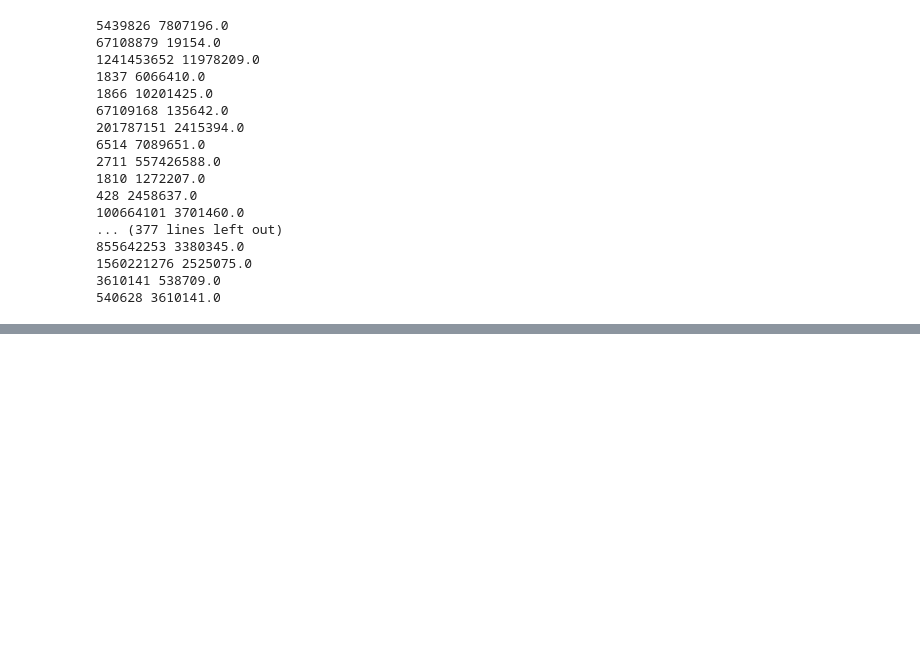
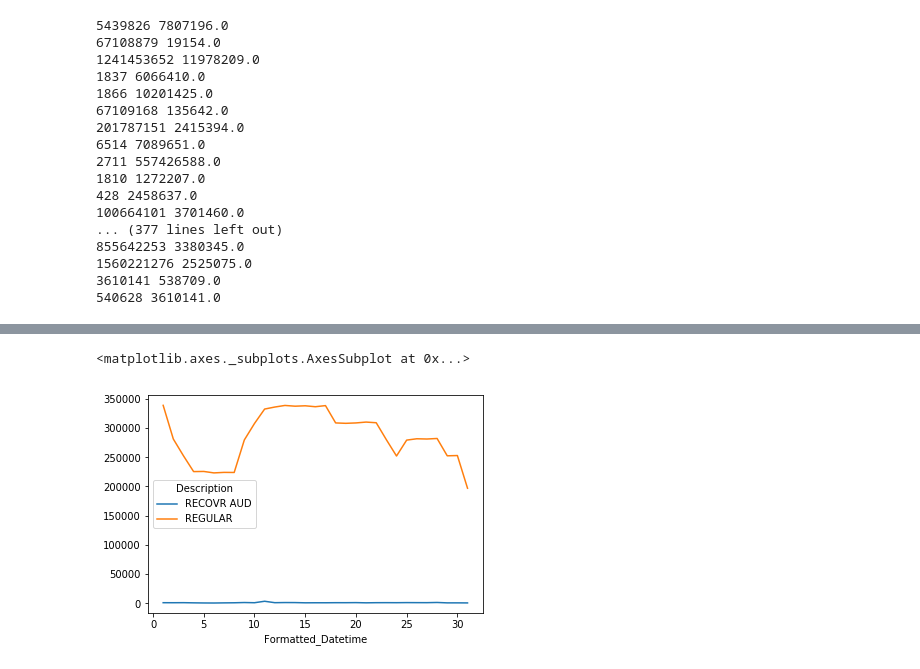
Before and after one commit to XuanX111/dsp_project1, a Jupyter notebook: mta_turnstile_analysis.ipynb, the cells around one changed output, grey strips where cells are left out. Drawn from its saved outputs; the diff is of its cells as text; code cells hidden in the pictures; blank space fills up the shorter version.

```diff
--- a/mta_turnstile_analysis.ipynb
+++ b/mta_turnstile_analysis.ipynb
@@ -311,0 +326,7 @@ daily_data.head()
+# %%
+# plotting the description counts per day of the month
+
+data.groupby([data.Formatted_Datetime.dt.day,'Description']).Description.count().unstack().plot()
+# %% [output]
+<matplotlib.axes._subplots.AxesSubplot at 0x...>
+[figure, added]
```
Also changed, not shown: parts of 13 cells of this notebook.
